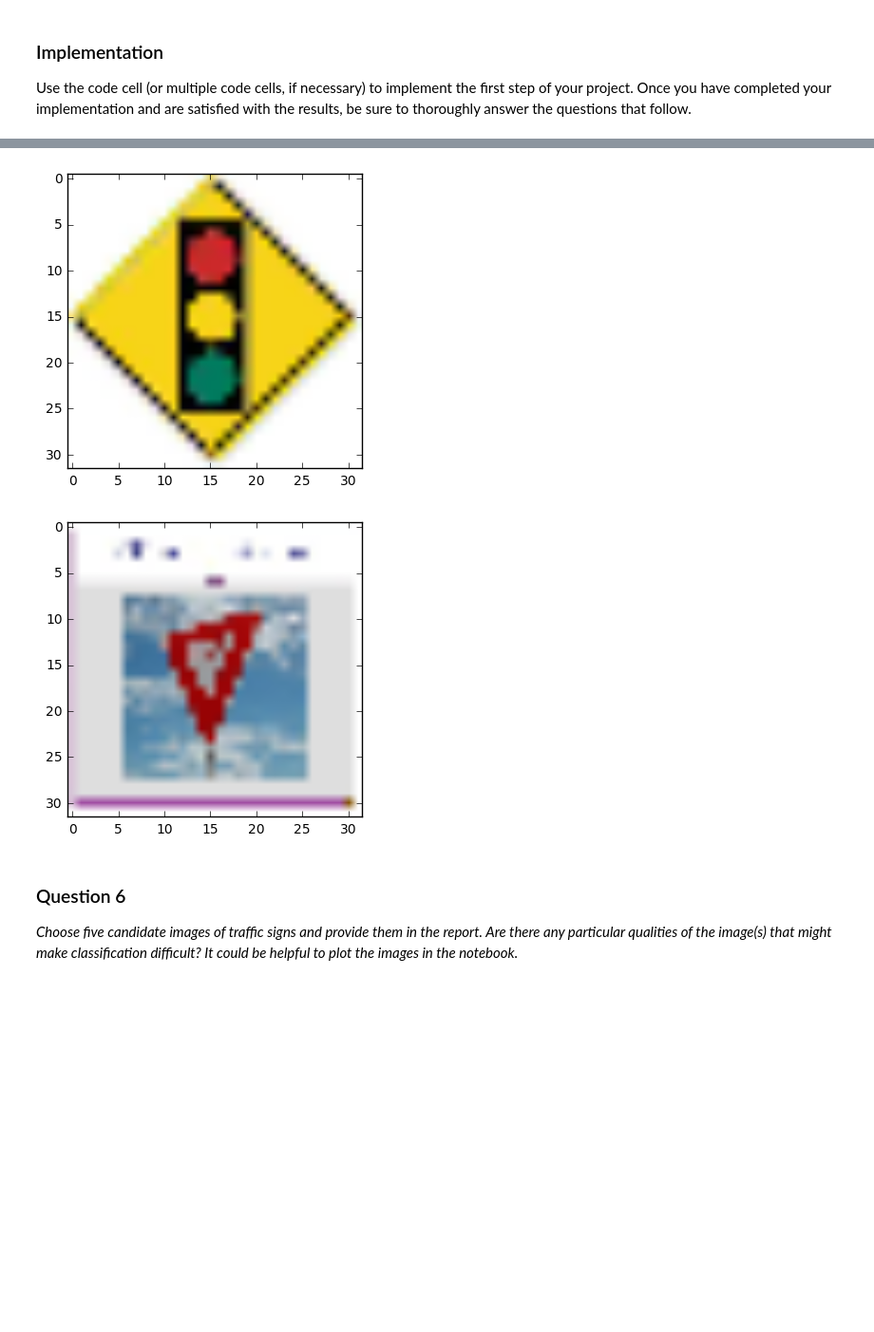
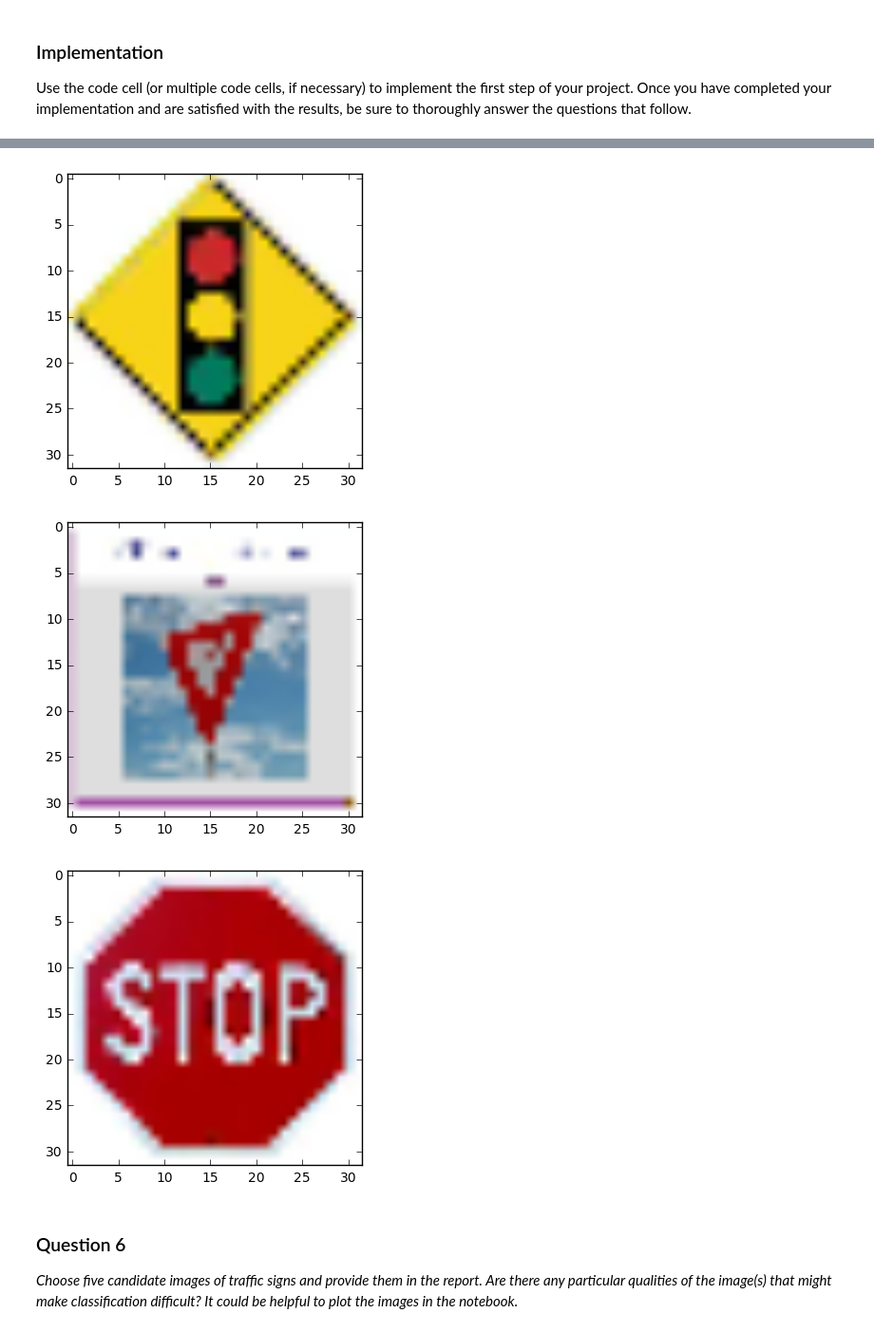
Before and after one commit to luqiang21/CarND-Traffic-Signs, a Jupyter notebook: Traffic_Signs_Recognition.ipynb, the cells around one changed output, grey strips where cells are left out. Shown at 95% size. Drawn from its saved outputs; the diff is of its cells as text; code cells hidden in the pictures; blank space fills up the shorter version.

```diff
--- a/Traffic_Signs_Recognition.ipynb
+++ b/Traffic_Signs_Recognition.ipynb
@@ -446,26 +447,27 @@ Use the code cell (or multiple code cells, if necessary) to implement the first
 # %%
 import matplotlib.image as mpimg
 
-imgs = ['children_crossing.jpg', 'no_bicycle.png', 'stop.jpg', 'traffic_signals.jpg', 'yield.jpg']
+imgs = ['children_crossing.jpg', 'no_bicycle.png', 'stop.jpg', 'traffic_signals.jpg', 'yield.jpg', 'stop2.jpeg']
 new_images = []
 
-new_labels = np.array([28., 15., 14., 26., 13.], np.float)
+new_labels = np.array([28., 15., 14., 26., 13., 14.], np.float)
 
 for imgname in imgs:
     image = mpimg.imread('test_images/' + imgname)
     image = cv2.resize(image,(32, 32), interpolation = cv2.INTER_CUBIC)
 
     plt.imshow(image)
     plt.show()
     image = grayscale(image)
     image = normalize_grayscale(image)
     new_images.append(image)
 # %% [output]
 [figure]
 [figure]
 [figure]
 [figure]
 [figure]
+[figure, added]
 # %% [markdown]
 ### Question 6
 
```
Also changed, not shown: parts of 14 cells of this notebook, 3 other files.
